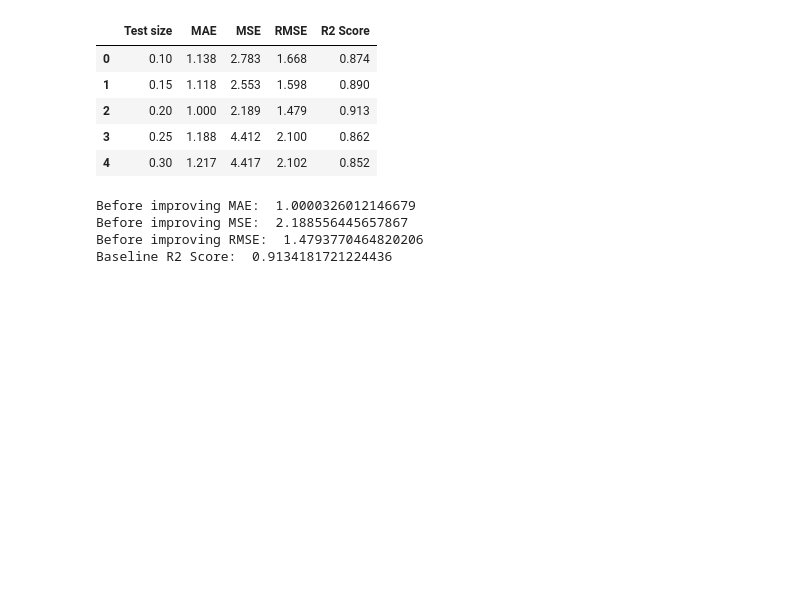
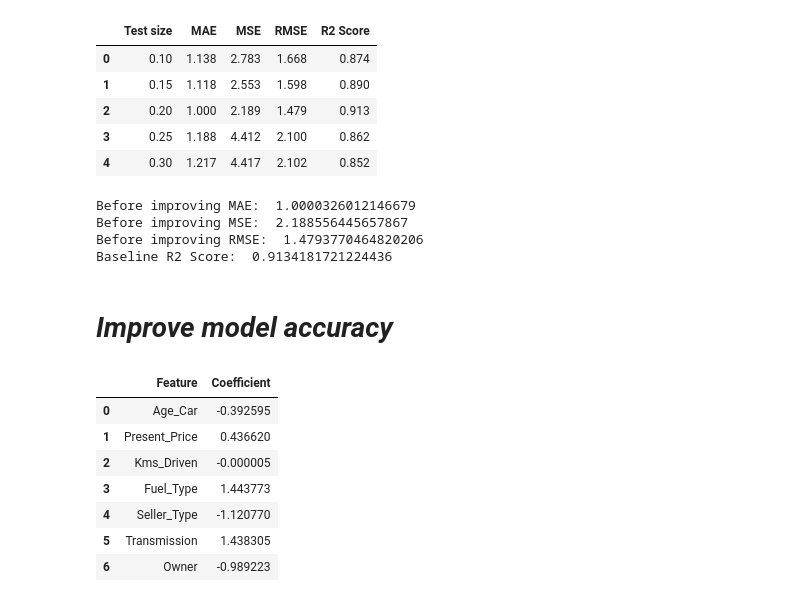
Before and after one commit to pouyarahdan/Regression-Model-Project, a Jupyter notebook: Linear-Regression-Project.ipynb, the cells around one changed output. Drawn from its saved outputs; the diff is of its cells as text; code cells hidden in the pictures; blank space fills up the shorter version.

```diff
--- a/Linear-Regression-Project.ipynb
+++ b/Linear-Regression-Project.ipynb
@@ -403,3 +403,19 @@ Before improving MAE:  1.0000326012146679
 Before improving MSE:  2.188556445657867
 Before improving RMSE:  1.4793770464820206
 Baseline R2 Score:  0.9134181721224436
+# %% [markdown]
+# **_Improve model accuracy_**
+# %%
+df_coef = pd.DataFrame({
+    'Feature' : x.columns,
+    'Coefficient' : model.coef_.flatten()})
+df_coef
+# %% [output]
+|  | Feature | Coefficient |
+| 0 | Age_Car | -0.392595 |
+| 1 | Present_Price | 0.436620 |
+| 2 | Kms_Driven | -0.000005 |
+| 3 | Fuel_Type | 1.443773 |
+| 4 | Seller_Type | -1.120770 |
+| 5 | Transmission | 1.438305 |
+| 6 | Owner | -0.989223 |
```
Also changed, not shown: parts of 8 cells of this notebook.
